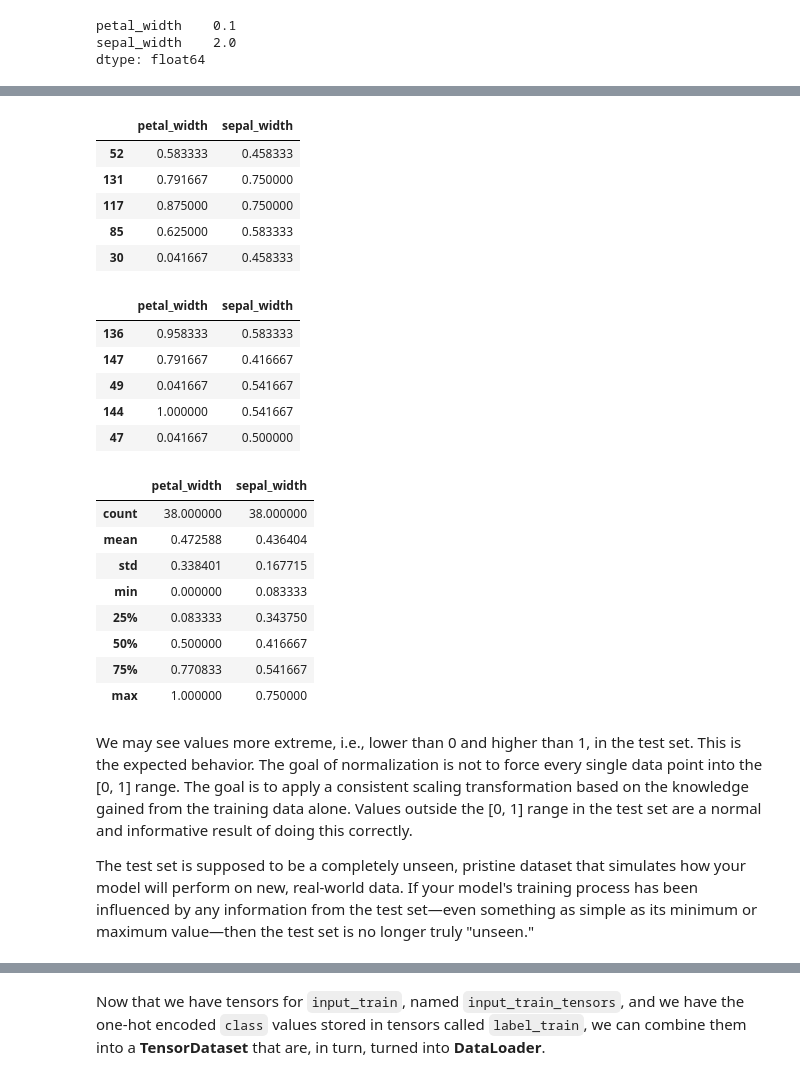
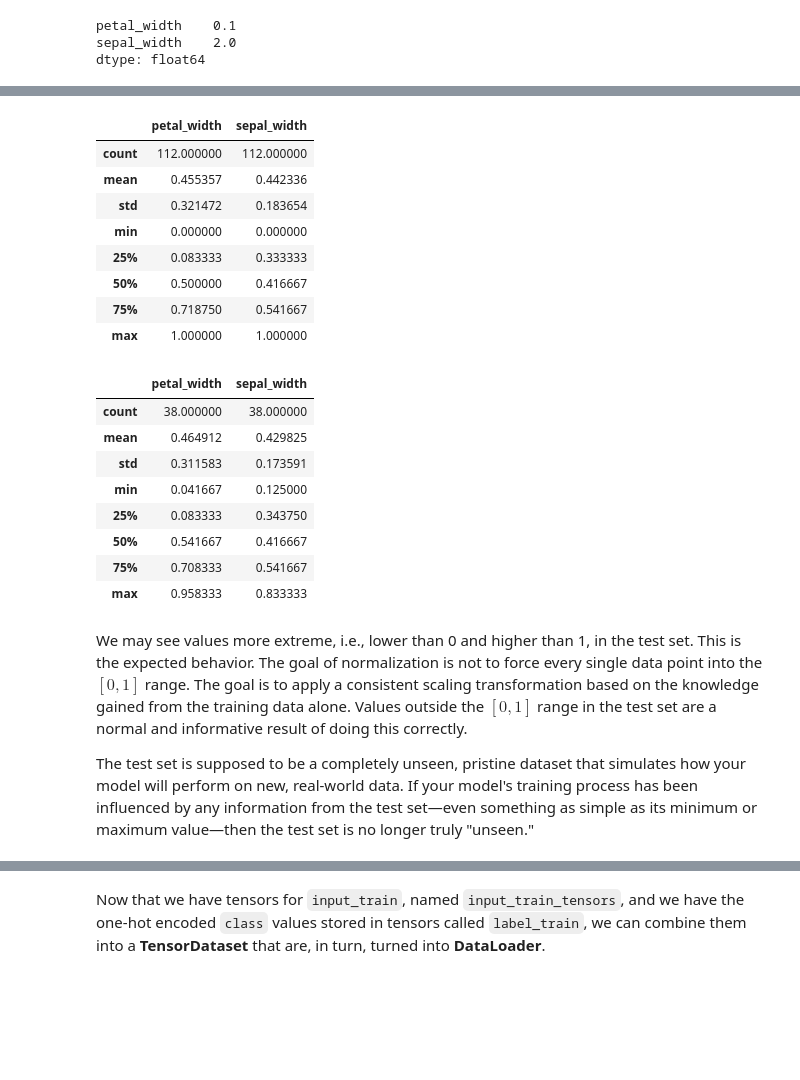
Before and after one commit to sbwiecko/statsquest_neural_networks, a Jupyter notebook: chapter_03/chapter_03_multiple_inputs_and_outputs.ipynb, the cells around one changed output, grey strips where cells are left out. Saved outputs shown, nothing was run; the diff lists cells and outputs as text; code cells hidden in the pictures; blank space fills up the shorter version.

Commit message:
completed chapter 3

```diff
--- a/chapter_03/chapter_03_multiple_inputs_and_outputs.ipynb
+++ b/chapter_03/chapter_03_multiple_inputs_and_outputs.ipynb
@@ -75,10 +38,11 @@ The **[Iris flower dataset](https://en.wikipedia.org/wiki/Iris_flower_data_set)*
 # %%
-## We'll read in the dataset with the pandas function read_table()
-## read_table() can read in various text files including, comma-separated and tab-delimted.
-url = "https://raw.githubusercontent.com/StatQuest/signa/main/chapter_03/iris.txt"
-df = pd.read_table(url, sep=",", header=None)
-# df = pd.read_csv(url, header=None)
-## NOTE: If the data were tab-delimted, we would set sep="\t".
+# We'll read in the dataset with the pandas function read_table()
+# read_table() can read in various text files including, comma-separated and tab-delimited
+# url = "https://raw.githubusercontent.com/StatQuest/signa/main/chapter_03/iris.txt"
+# df = pd.read_table(url, sep=",", header=None)
+
+# Or we can directly use the `read_csv` method
+df = pd.read_csv("iris.txt", header=None)
 # %% [markdown]
 Now, in theory, we have loaded the data into a DataFrame called `df`, but it's always a good idea to make sure this worked as expected. So, we'll print out the first handful of rows in the dataset with the `head()` method.
 # %%
@@ -225,7 +206,8 @@ input_train, input_test, label_train, label_test = train_test_split(
     input_values,
     classes_as_numbers,
     test_size=0.25,
-    stratify=classes_as_numbers)
+    stratify=classes_as_numbers,
+    random_state=42)
 # %% [markdown]
 Now we can verify that `train_test_split()` correctly put 75% of the data into `input_train` and `input_test` by printing out their shapes. Remember 75% of 150 = 112.5, so we would expect both `input_train` and `input_test` to have 112 rows.
 # %%
@@ -307,39 +307,37 @@ input_test.describe()
 # %%
 # Now normalize input_train with the maximum and minimum values from input_train
-input_train = (input_train - min_vals_in_input_train) / (max_vals_in_input_train - min_vals_in_input_train)
-input_train.head()
+input_train = (
+    (input_train - min_vals_in_input_train)
+    /
+    (max_vals_in_input_train - min_vals_in_input_train)
+)
+input_train.describe()
 # %% [output]
 |  | petal_width | sepal_width |
-| 52 | 0.583333 | 0.458333 |
-| 131 | 0.791667 | 0.750000 |
-| 117 | 0.875000 | 0.750000 |
-| 85 | 0.625000 | 0.583333 |
-| 30 | 0.041667 | 0.458333 |
+| count | 112.000000 | 112.000000 |
+| mean | 0.455357 | 0.442336 |
+| std | 0.321472 | 0.183654 |
+| min | 0.000000 | 0.000000 |
+| 25% | 0.083333 | 0.333333 |
+| 50% | 0.500000 | 0.416667 |
+| 75% | 0.718750 | 0.541667 |
+| max | 1.000000 | 1.000000 |
 # %%
 # Now normalize input_test with the maximum and minimum values from input_train
 input_test = (input_test - min_vals_in_input_train) / (max_vals_in_input_train - min_vals_in_input_train)
-input_test.head()
+input_test.describe()
 # %% [output]
 |  | petal_width | sepal_width |
-| 136 | 0.958333 | 0.583333 |
-| 147 | 0.791667 | 0.416667 |
-| 49 | 0.041667 | 0.541667 |
-| 144 | 1.000000 | 0.541667 |
-| 47 | 0.041667 | 0.500000 |
+| count | 38.000000 | 38.000000 |
+| mean | 0.464912 | 0.429825 |
+| std | 0.311583 | 0.173591 |
+| min | 0.041667 | 0.125000 |
+| 25% | 0.083333 | 0.343750 |
+| 50% | 0.541667 | 0.416667 |
+| 75% | 0.708333 | 0.541667 |
+| max | 0.958333 | 0.833333 |
-# %%
-input_test.describe()
-# %% [output]
-|  | petal_width | sepal_width |
-| count | 38.000000 | 38.000000 |
-| mean | 0.472588 | 0.436404 |
-| std | 0.338401 | 0.167715 |
-| min | 0.000000 | 0.083333 |
-| 25% | 0.083333 | 0.343750 |
-| 50% | 0.500000 | 0.416667 |
-| 75% | 0.770833 | 0.541667 |
-| max | 1.000000 | 0.750000 |
 # %% [markdown]
-We may see values more extreme, i.e., lower than 0 and higher than 1, in the test set. This is the expected behavior. The goal of normalization is not to force every single data point into the [0, 1] range. The goal is to apply a consistent scaling transformation based on the knowledge gained from the training data alone. Values outside the [0, 1] range in the test set are a normal and informative result of doing this correctly.
+We may see values more extreme, i.e., lower than 0 and higher than 1, in the test set. This is the expected behavior. The goal of normalization is not to force every single data point into the $[0, 1]$ range. The goal is to apply a consistent scaling transformation based on the knowledge gained from the training data alone. Values outside the $[0, 1]$ range in the test set are a normal and informative result of doing this correctly.
 
 The test set is supposed to be a completely unseen, pristine dataset that simulates how your model will perform on new, real-world data. If your model's training process has been influenced by any information from the test set—even something as simple as its minimum or maximum value—then the test set is no longer truly "unseen."
 # %% [markdown]
```
Also changed, not shown: parts of 98 cells of this notebook, 2 other files.
